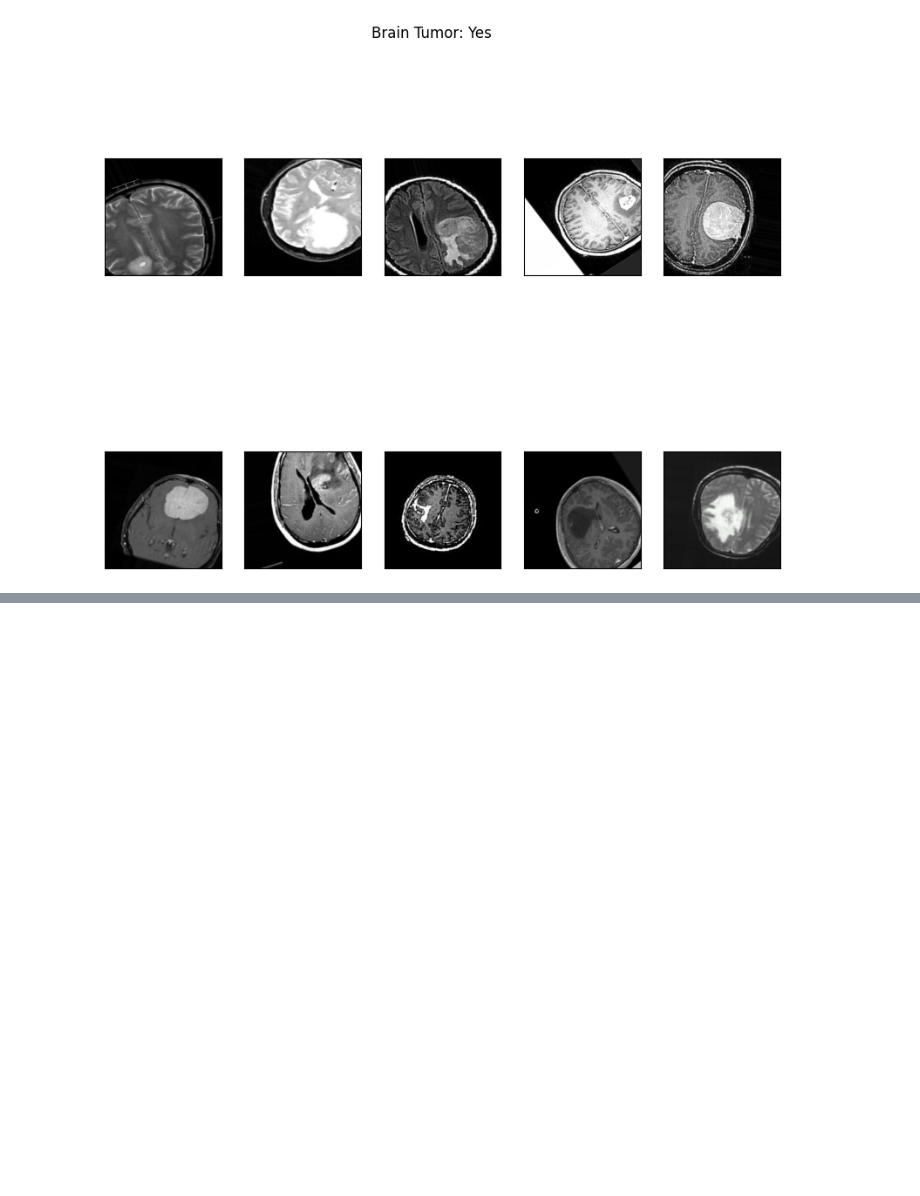
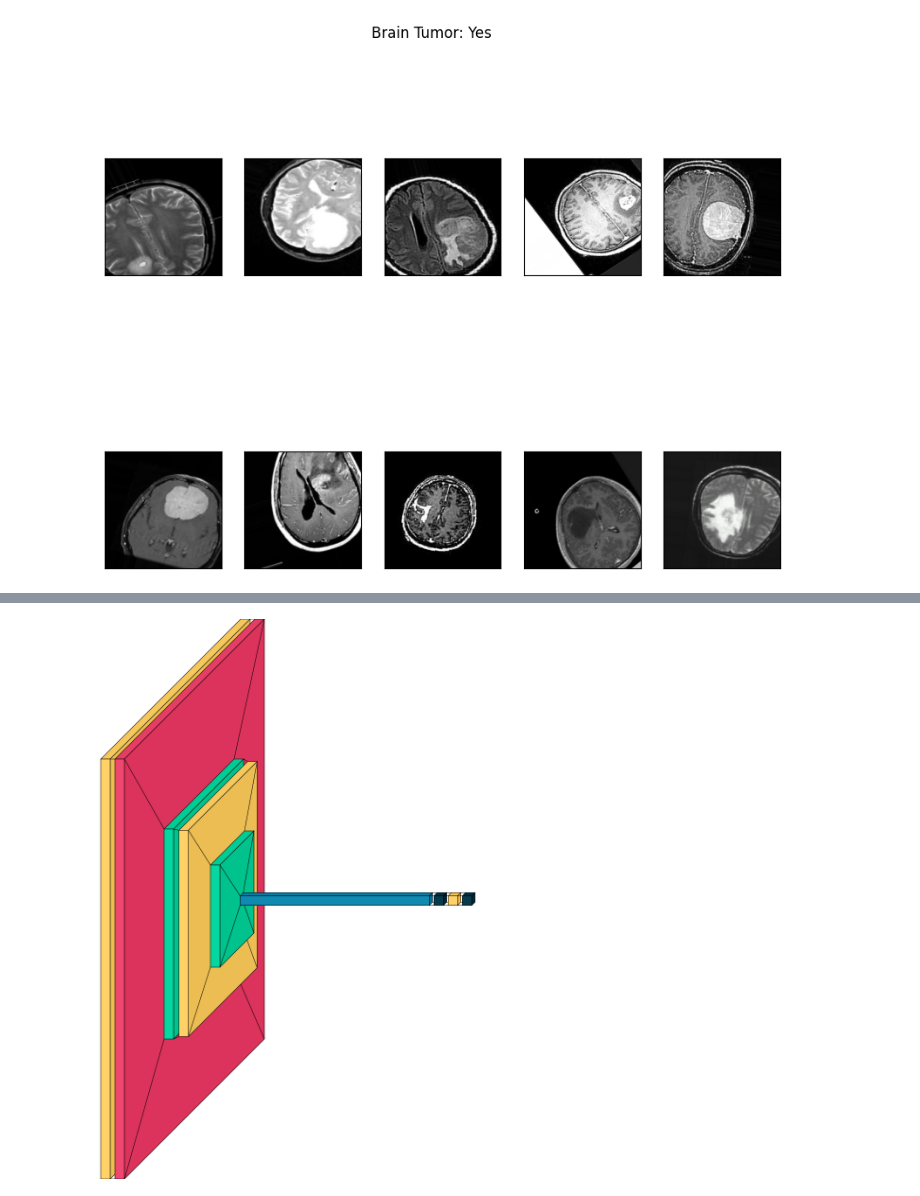
Before and after one commit to Senna256/Projects-UNI, a Jupyter notebook: Brain tumor detection.ipynb, the cells around one changed output, grey strips where cells are left out. Cells and saved outputs as stored; diff of their text form; code cells hidden in the pictures; blank space fills up the shorter version.

```diff
--- a/Brain tumor detection.ipynb
+++ b/Brain tumor detection.ipynb
@@ -496,0 +502,4 @@ plot_model(model,to_file='/kaggle/working/model.png',show_shapes=True,show_layer
+# %%
+visualkeras.layered_view(model,to_file="model_layers.png")
+# %% [output]
+[figure, added]
```
Also changed, not shown: parts of 15 cells of this notebook.
